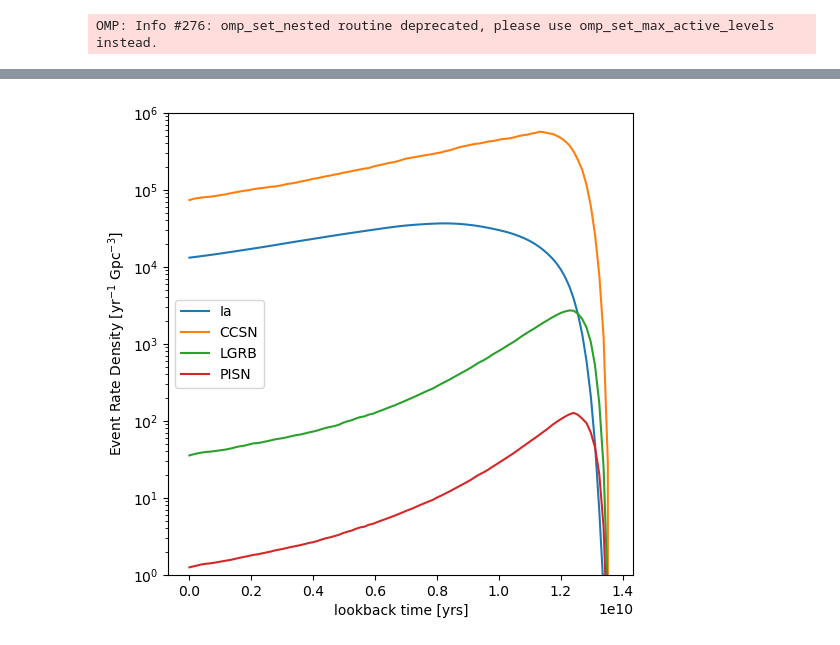
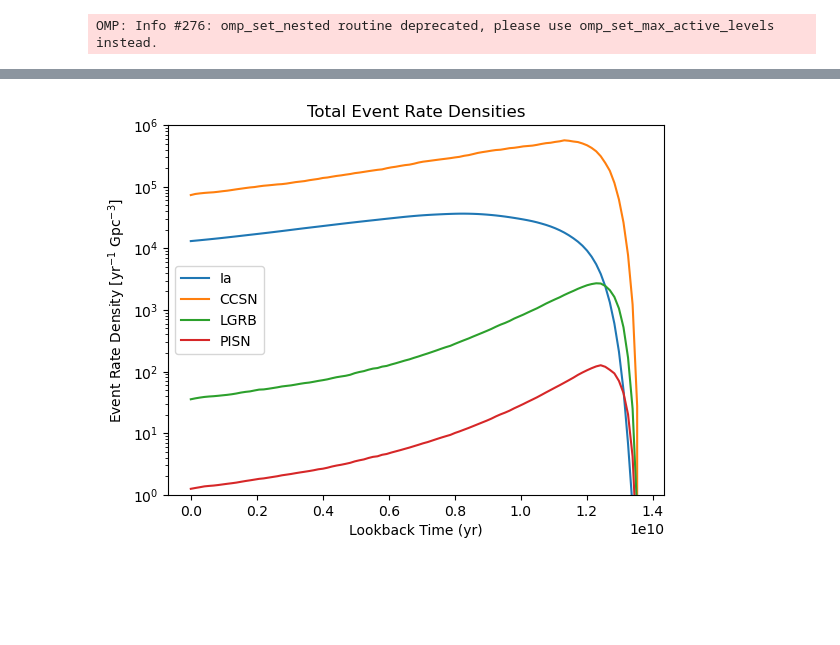
Before and after one commit to NicholaCharlton/Y4_Project, a Jupyter notebook: Nichola/Metallicity Specific Rates/CSP Module Edited.ipynb, the cells around one changed output, grey strips where cells are left out. Cells and saved outputs as stored; diff of their text form; code cells hidden in the pictures; blank space fills up the shorter version.

```diff
--- a/Nichola/Metallicity Specific Rates/CSP Module Edited.ipynb
+++ b/Nichola/Metallicity Specific Rates/CSP Module Edited.ipynb
@@ -329,15 +350,16 @@ CCSN_rates = np.sum(out[:,1:5], axis=0).sum(axis=0)
 # %%
-fig = plt.figure(figsize=(6,6))
+CCSN_rates = np.sum(out[:,1:5], axis=0).sum(axis=0)
+
 plt.plot(edges[:-1],  np.sum(out[:,0], axis=0), label='Ia')
 plt.plot(edges[:-1],  CCSN_rates, label='CCSN')
 plt.plot(edges[:-1],  np.sum(out[:,5], axis=0), label='LGRB')
 plt.plot(edges[:-1],  np.sum(out[:,6], axis=0), label='PISN')
-
 plt.yscale('log')
 plt.ylim(1e0, 1e6)
-plt.xlabel('lookback time [yrs]')
+plt.xlabel('Lookback Time (yr)')
 plt.ylabel(r"Event Rate Density [yr$^{-1}$ Gpc$^{-3}]$")
+plt.title('Total Event Rate Densities')
 plt.legend()
 plt.show()
 # %% [output]
-[figure, old version]
+[figure, new version]
```
Also changed, not shown: parts of 6 cells of this notebook.
